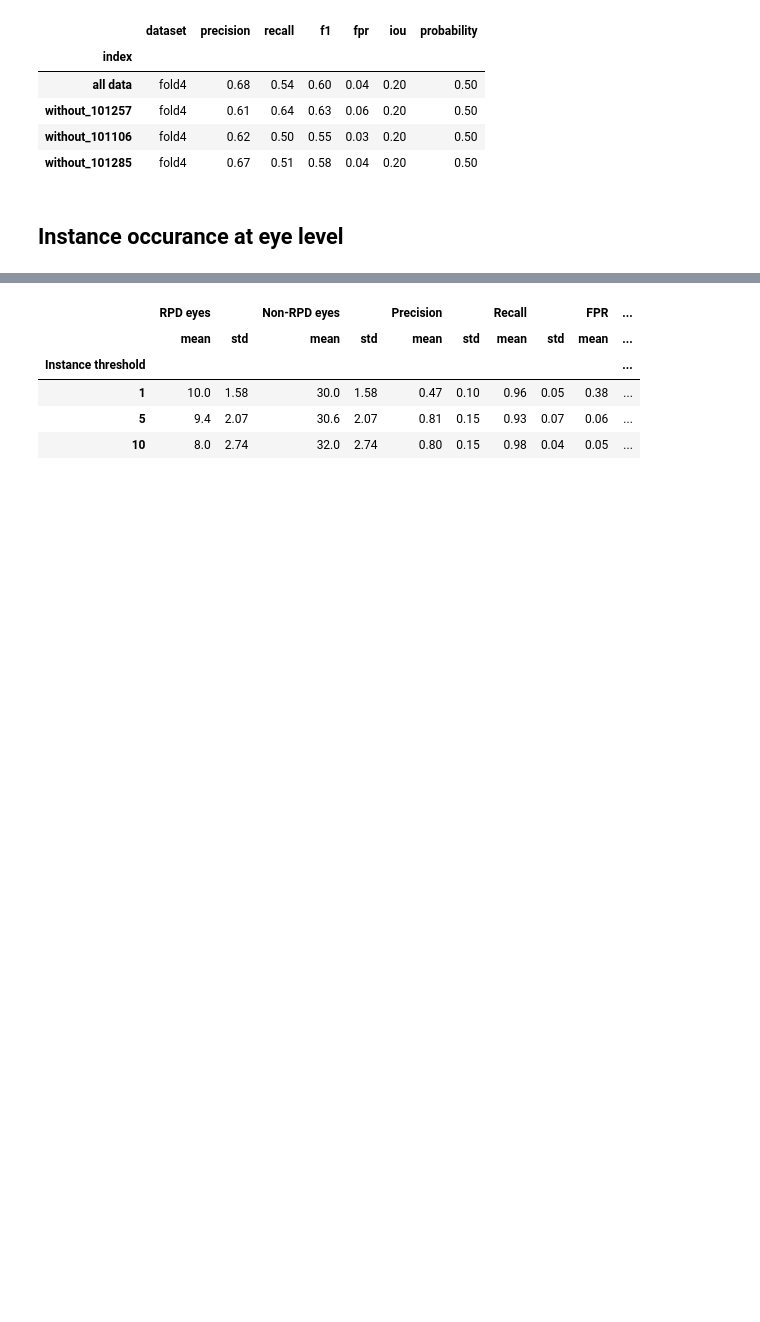
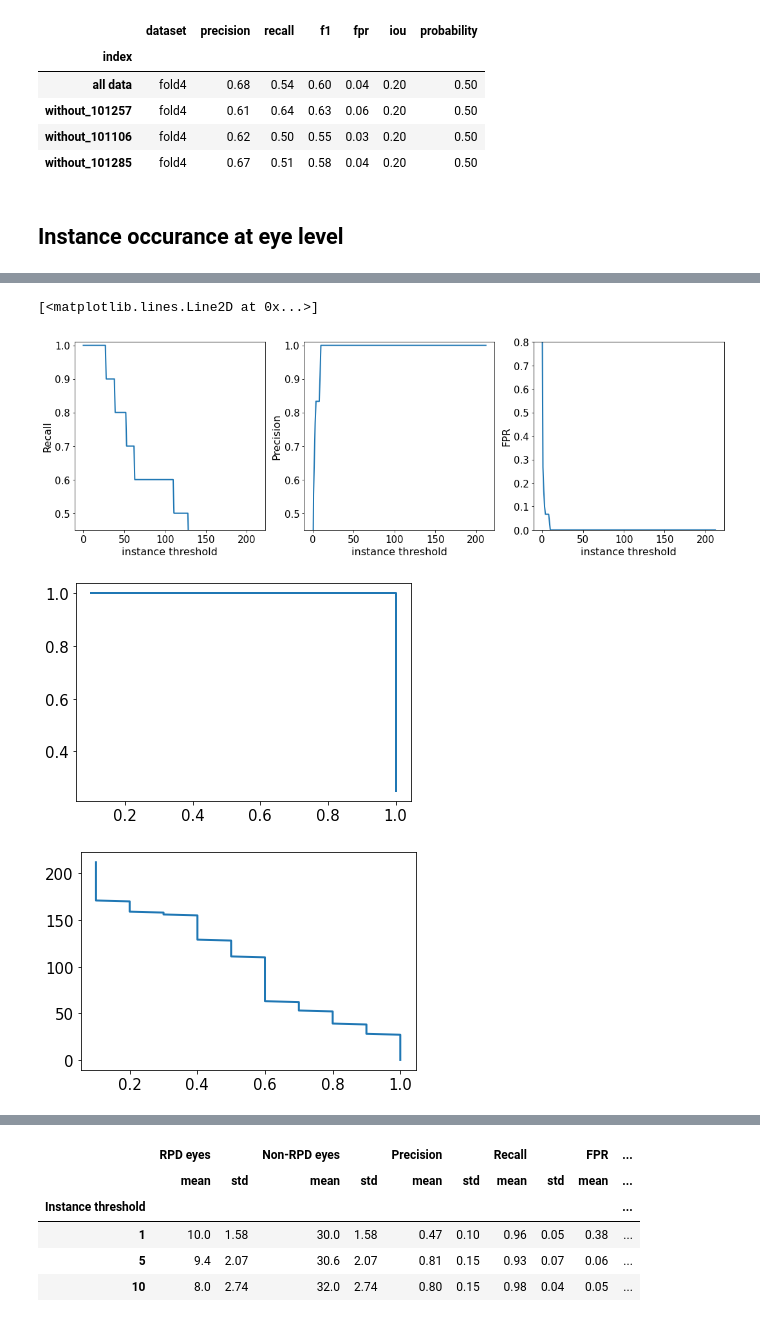
Before and after one commit to uw-biomedical-ml/detectron2-rpd-yb, a Jupyter notebook: runEvaluateClass.ipynb, the cells around one changed output, grey strips where cells are left out. Cells and saved outputs as stored; diff of their text form; code cells hidden in the pictures; blank space fills up the shorter version.

```diff
--- a/runEvaluateClass.ipynb
+++ b/runEvaluateClass.ipynb
@@ -376,0 +395,13 @@ fig.tight_layout()
+# %%
+inst_thresh = np.arange(0,max(dffold.dt_instances),1)
+#inst_thresh = [1,5,10]
+pr,rc,fpr = RPDplt.plot_img_level_instance_thresholding2(dffold,inst_thresh,gt_thresh=5)
+plt.figure()
+plt.plot(rc,pr)
+plt.figure()
+plt.plot(rc,inst_thresh)
+# %% [output]
+[<matplotlib.lines.Line2D at 0x...>]
+[figure, added]
+[figure, added]
+[figure, added]
```
Also changed, not shown: parts of 4 cells of this notebook, 2 other files.
